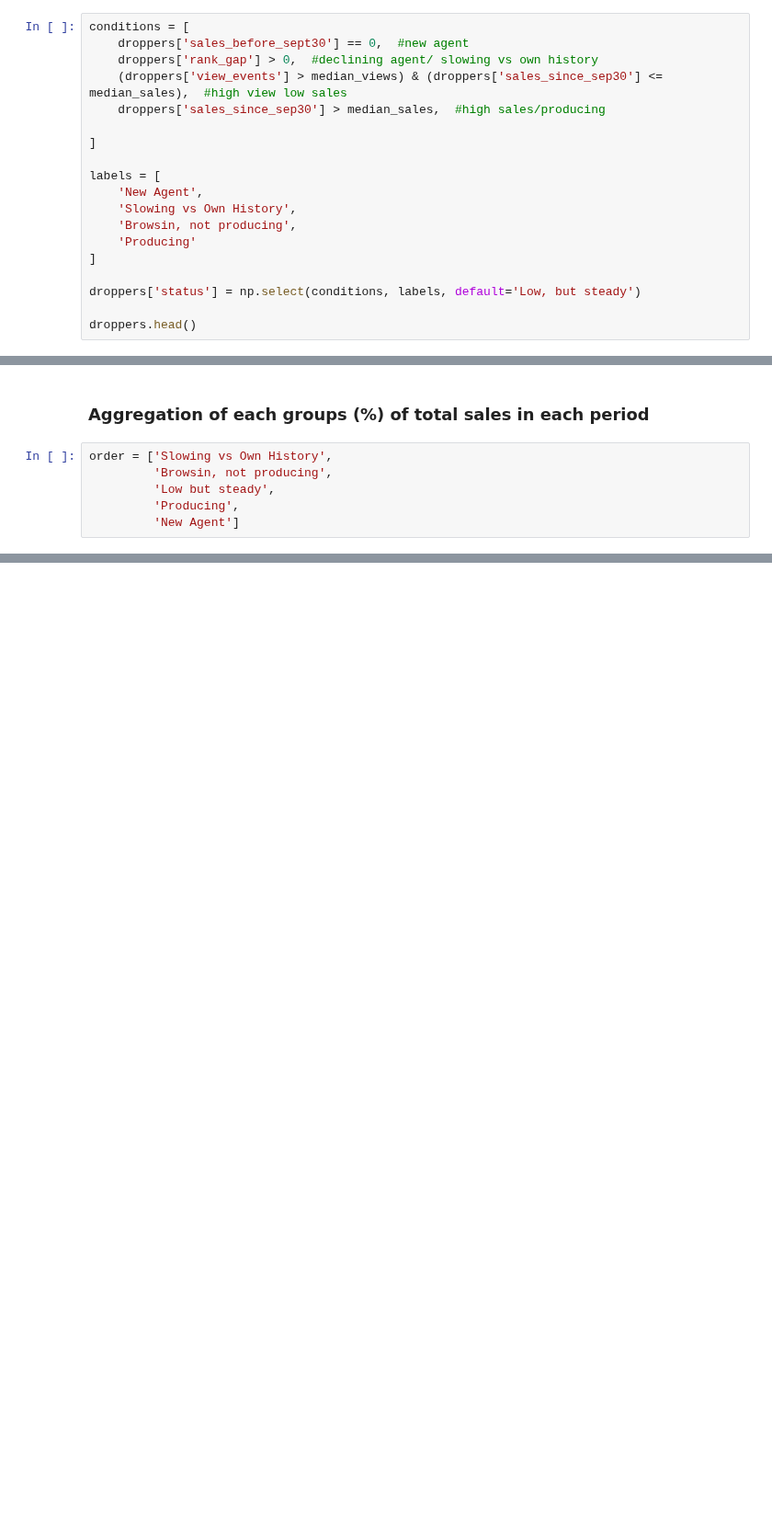
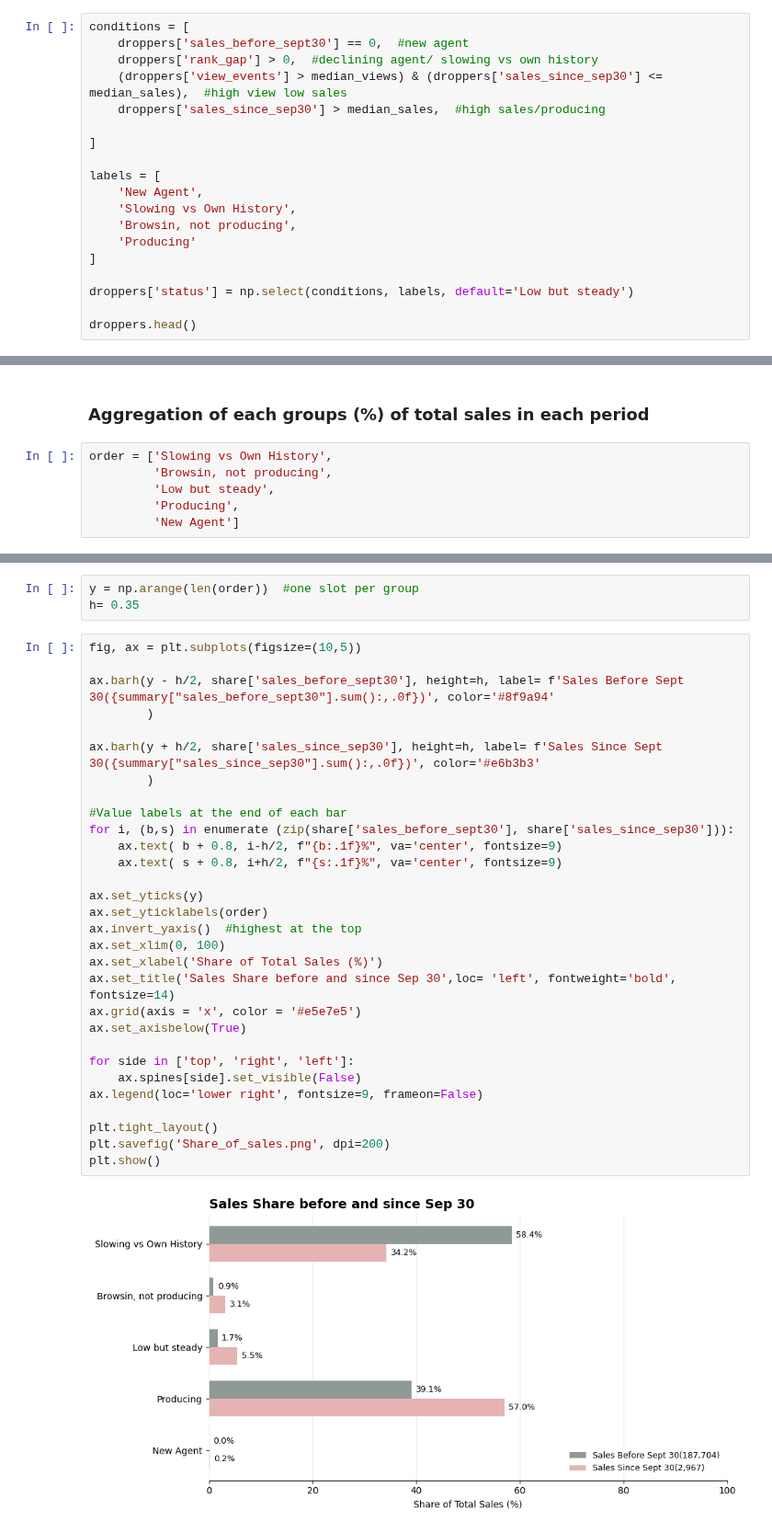
Before and after one commit to Victoria-ui227/PWA_user_behavior, a Jupyter notebook: code1.ipynb, the cells around one changed output, grey strips where cells are left out. Shown at 92% size. Saved outputs shown, nothing was run; the diff lists cells and outputs as text; blank space fills up the shorter version.

```diff
--- a/code1.ipynb
+++ b/code1.ipynb
@@ -143,7 +211,7 @@ labels = [
     'Producing'
 ]
 
-droppers['status'] = np.select(conditions, labels, default='Low, but steady')
+droppers['status'] = np.select(conditions, labels, default='Low but steady')
 
 droppers.head()
 # %% [output]
@@ -187,0 +268,35 @@ New Agent                               0.0                0.2
+# %%
+y = np.arange(len(order))  #one slot per group
+h= 0.35
+# %%
+fig, ax = plt.subplots(figsize=(10,5))
+
+ax.barh(y - h/2, share['sales_before_sept30'], height=h, label= f'Sales Before Sept 30({summary["sales_before_sept30"].sum():,.0f})', color='#8f9a94'
+        )
+
+ax.barh(y + h/2, share['sales_since_sep30'], height=h, label= f'Sales Since Sept 30({summary["sales_since_sep30"].sum():,.0f})', color='#e6b3b3'
+        )
+
+#Value labels at the end of each bar
+for i, (b,s) in enumerate (zip(share['sales_before_sept30'], share['sales_since_sep30'])):
+    ax.text( b + 0.8, i-h/2, f"{b:.1f}%", va='center', fontsize=9)
+    ax.text( s + 0.8, i+h/2, f"{s:.1f}%", va='center', fontsize=9)
+
+ax.set_yticks(y)
+ax.set_yticklabels(order)
+ax.invert_yaxis()  #highest at the top
+ax.set_xlim(0, 100)
+ax.set_xlabel('Share of Total Sales (%)')
+ax.set_title('Sales Share before and since Sep 30',loc= 'left', fontweight='bold', fontsize=14)
+ax.grid(axis = 'x', color = '#e5e7e5')
+ax.set_axisbelow(True)
+
+for side in ['top', 'right', 'left']:
+    ax.spines[side].set_visible(False)
+ax.legend(loc='lower right', fontsize=9, frameon=False)
+
+plt.tight_layout()
+plt.savefig('Share_of_sales.png', dpi=200)
+plt.show()
+# %% [output]
+[figure, added]
```
Also changed, not shown: parts of 32 cells of this notebook, 3 other files.
